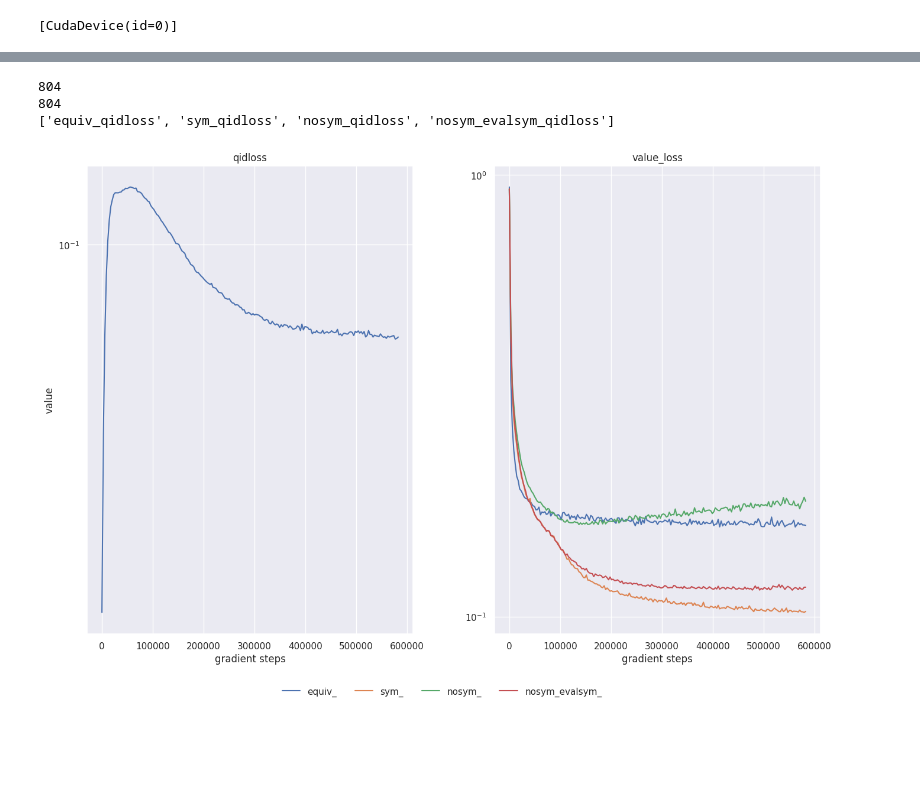
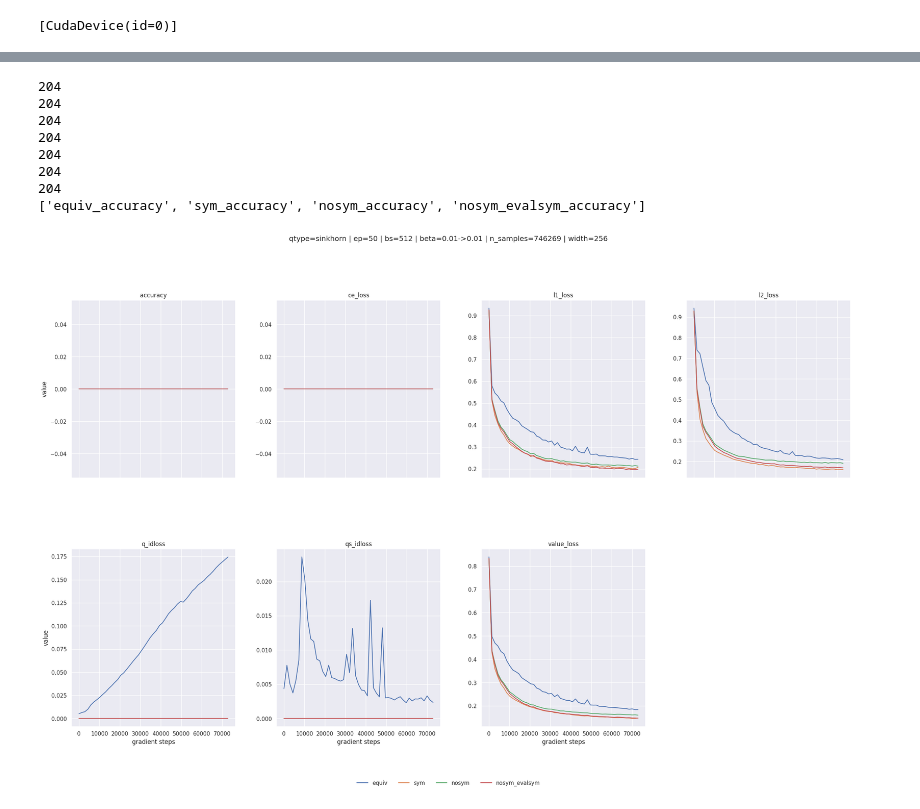
Before and after one commit to Egiob/wss, a Jupyter notebook: wss_regul.ipynb, the cells around one changed output, grey strips where cells are left out. Cells and saved outputs as stored; diff of their text form; code cells hidden in the pictures; blank space fills up the shorter version.

```diff
--- a/wss_regul.ipynb
+++ b/wss_regul.ipynb
@@ -18,8 +18,15 @@ print(jax.devices())
 # %%
 random_key = jax.random.PRNGKey(42)
 
-batch_size = 256
+batch_size = 512
 width = 256
+
+out_size = 1 # or 1 for continuous
+qtype = "sinkhorn" # "flip_id_fixed", "flip_id_float", "learnable_float", "sinkhorn"
+
+n_epochs = 50
+start_beta = 1e-2
+end_beta = 1e-2
 
 value_net_equiv = InvariantValueNet(
     key=random_key,
@@ -28,7 +35,9 @@ value_net_equiv = InvariantValueNet(
     body_width=width,
     embed_dim=width,
     activation=jax.nn.gelu,
+    out_size=out_size,
     name="equiv",
+    qtype=qtype,
 )
 
 
@@ -40,6 +49,7 @@ value_net_nosym = ValueNet(
     embed_dim=width,
     activation=jax.nn.gelu,
     avg_symmetries=False,
+    out_size=out_size,
     name="nosym",
 )
 
@@ -51,6 +61,7 @@ value_net_sym = ValueNet(
     embed_dim=width,
     activation=jax.nn.gelu,
     avg_symmetries=True,
+    out_size=out_size,
     name="sym",
 )
 # %%
@@ -155,10 +221,13 @@ def loss_fn(value_net, obs, values, alpha=0.0, interm_alpha=0.0, beta=1.0):
 rows = []
 k = 0
 
-
 def append_metrics_to_rows(rows, eval_lossdict, k, model_name="noname"):
     for key, value in eval_lossdict.items():
-        row = {"value": float(value), "step": k, "metric": f"{model_name}_{key}"}
+        row = {
+            "value": float(value),
+            "step": k,
+            "metric": f"{model_name}_{key}",
+        }
         rows.append(row)
     return rows
 
@@ -221,19 +289,26 @@ plot_df_all = df
 # plot_df_all = df[df.metric.str.contains("eval")].copy()
 # plot_df_all.loc[:, "metric"] = plot_df_all["metric"].str.replace(r"^eval_", "", regex=True)
 
-nrows, ncols = 1, 2
+nrows, ncols = 2, 4
 fig, axes = plt.subplots(
     nrows,
     ncols,
-    figsize=(16, 12),
+    figsize=(28, 18),
     sharex=True,
     sharey=False,
 )
+
+global_info = (
+    f"qtype={qtype} | ep={n_epochs} | bs={batch_size} | "
+    f"beta={start_beta:g}->{end_beta:g} | n_samples={n_sample} | width={width}"
+)
+fig.suptitle(global_info, y=0.98)
 axes = axes.ravel()
 
 max_plots = nrows * ncols
 metric_keys = list(metric_keys)
 n_plots = min(len(metric_keys), max_plots)
+first_metricname = metric_keys[0] if metric_keys else None
 
 
 for i in range(n_plots):
@@ -252,7 +327,7 @@ for i in range(n_plots):
     )
 
     ax.set_title(metricname)
-    ax.set_yscale("log")
+    # ax.set_yscale("log")
 
     if i >= (nrows - 1) * ncols:
         ax.set_xlabel("gradient steps")
@@ -267,36 +342,62 @@ for i in range(n_plots):
         if ax.get_legend() is not None:
             ax.get_legend().remove()
     else:
         if ax.get_legend() is not None:
             ax.get_legend().remove()
 
 
     # ax.set_ylim(0, 1)
 
 for j in range(n_plots, max_plots):
     fig.delaxes(axes[j])
 
 legend_labels_short = []
-legend_labels_suffix = legend_labels[0].split("_")[-1]
+metric_suffix = f"_{first_metricname}" if first_metricname else None
 for lab in legend_labels:
-    lab = lab.replace(legend_labels_suffix, "")
+    if metric_suffix and lab.endswith(metric_suffix):
+        lab = lab[: -len(metric_suffix)]
     legend_labels_short.append(lab)
 
 print(legend_labels)
 
 if legend_handles and legend_labels:
     fig.legend(
         legend_handles,
         legend_labels_short,
         loc="lower center",
         ncol=min(len(legend_labels), 6),
         frameon=False,
         bbox_to_anchor=(0.5, 0.12),
     )
 
 fig.subplots_adjust(bottom=0.22, wspace=0.25, hspace=0.4)
+
+
+import datetime
+def _fmt(x):
+    try:
+        return f"{float(x):g}"
+    except Exception:
+        return str(x)
+
+run_label = (
+    f"{qtype}"
+    f"_ep{n_epochs}"
+    f"_bs{batch_size}"
+    f"_b{_fmt(start_beta)}-{_fmt(end_beta)}"
+    f"_ns{n_sample}"
+    f"_w{width}"
+)
+
+timestamp = datetime.datetime.now().strftime("%Y%m%d_%H%M%S")
+fig.savefig(f"plots/{run_label}_{timestamp}.png", dpi=300)
 # %% [output]
-804
-804
-['equiv_qidloss', 'sym_qidloss', 'nosym_qidloss', 'nosym_evalsym_qidloss']
+204
+204
+204
+204
+204
+204
+204
+['equiv_accuracy', 'sym_accuracy', 'nosym_accuracy', 'nosym_evalsym_accuracy']
-[figure, old version]
+[figure, new version]
```
Also changed, not shown: parts of 2 cells of this notebook, 6 other files.
